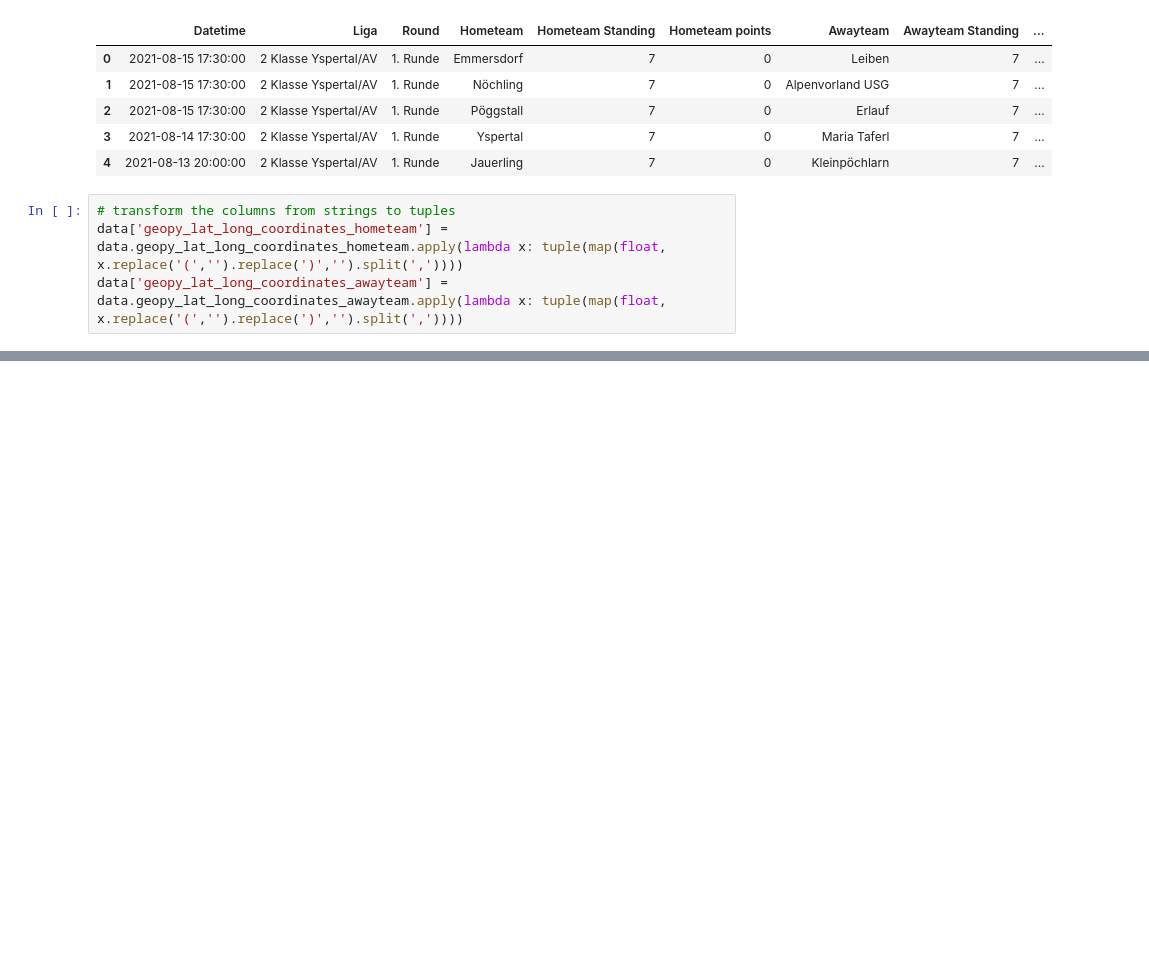
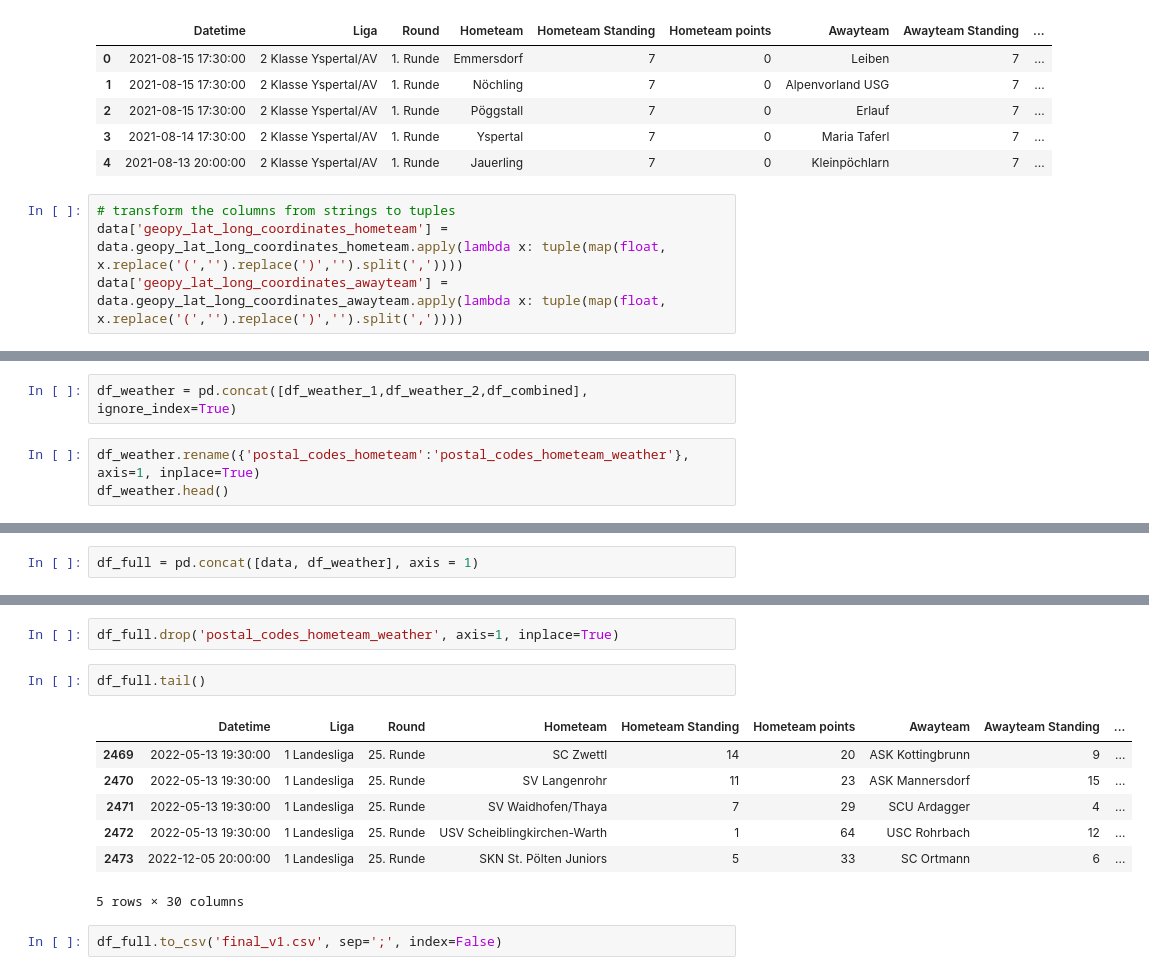
Before and after one commit to johanneseder711/Fan-Predictor, a Jupyter notebook: 00_webscrape_data/weather_data.ipynb, the cells around one changed output, grey strips where cells are left out. Saved outputs shown, nothing was run; the diff lists cells and outputs as text; blank space fills up the shorter version.

Commit message:
finished api calls and data gathering

```diff
--- a/00_webscrape_data/weather_data.ipynb
+++ b/00_webscrape_data/weather_data.ipynb
@@ -225,0 +232,5 @@ df_combined.to_csv('weather_data_0-900.csv', sep=';', index=False)
+# %%
+df_weather = pd.concat([df_weather_1,df_weather_2,df_combined], ignore_index=True)
+# %%
+df_weather.rename({'postal_codes_hometeam':'postal_codes_hometeam_weather'}, axis=1, inplace=True)
+df_weather.head()
@@ -225,0 +266,2 @@ df_combined.to_csv('weather_data_0-900.csv', sep=';', index=False)
+# %%
+df_full = pd.concat([data, df_weather], axis = 1)
@@ -225,0 +281,14 @@ df_combined.to_csv('weather_data_0-900.csv', sep=';', index=False)
+# %%
+df_full.drop('postal_codes_hometeam_weather', axis=1, inplace=True)
+# %%
+df_full.tail()
+# %% [output]
+|  | Datetime | Liga | Round | Hometeam | Hometeam Standing | Hometeam points | Awayteam | Awayteam Standing | ... |
+| 2469 | 2022-05-13 19:30:00 | 1 Landesliga | 25. Runde | SC Zwettl | 14 | 20 | ASK Kottingbrunn | 9 | ... |
+| 2470 | 2022-05-13 19:30:00 | 1 Landesliga | 25. Runde | SV Langenrohr | 11 | 23 | ASK Mannersdorf | 15 | ... |
+| 2471 | 2022-05-13 19:30:00 | 1 Landesliga | 25. Runde | SV Waidhofen/Thaya | 7 | 29 | SCU Ardagger | 4 | ... |
+| 2472 | 2022-05-13 19:30:00 | 1 Landesliga | 25. Runde | USV Scheiblingkirchen-Warth | 1 | 64 | USC Rohrbach | 12 | ... |
+| 2473 | 2022-12-05 20:00:00 | 1 Landesliga | 25. Runde | SKN St. Pölten Juniors | 5 | 33 | SC Ortmann | 6 | ... |
+5 rows × 30 columns
+# %%
+df_full.to_csv('final_v1.csv', sep=';', index=False)
```
Also changed, not shown: parts of 9 cells of this notebook.
